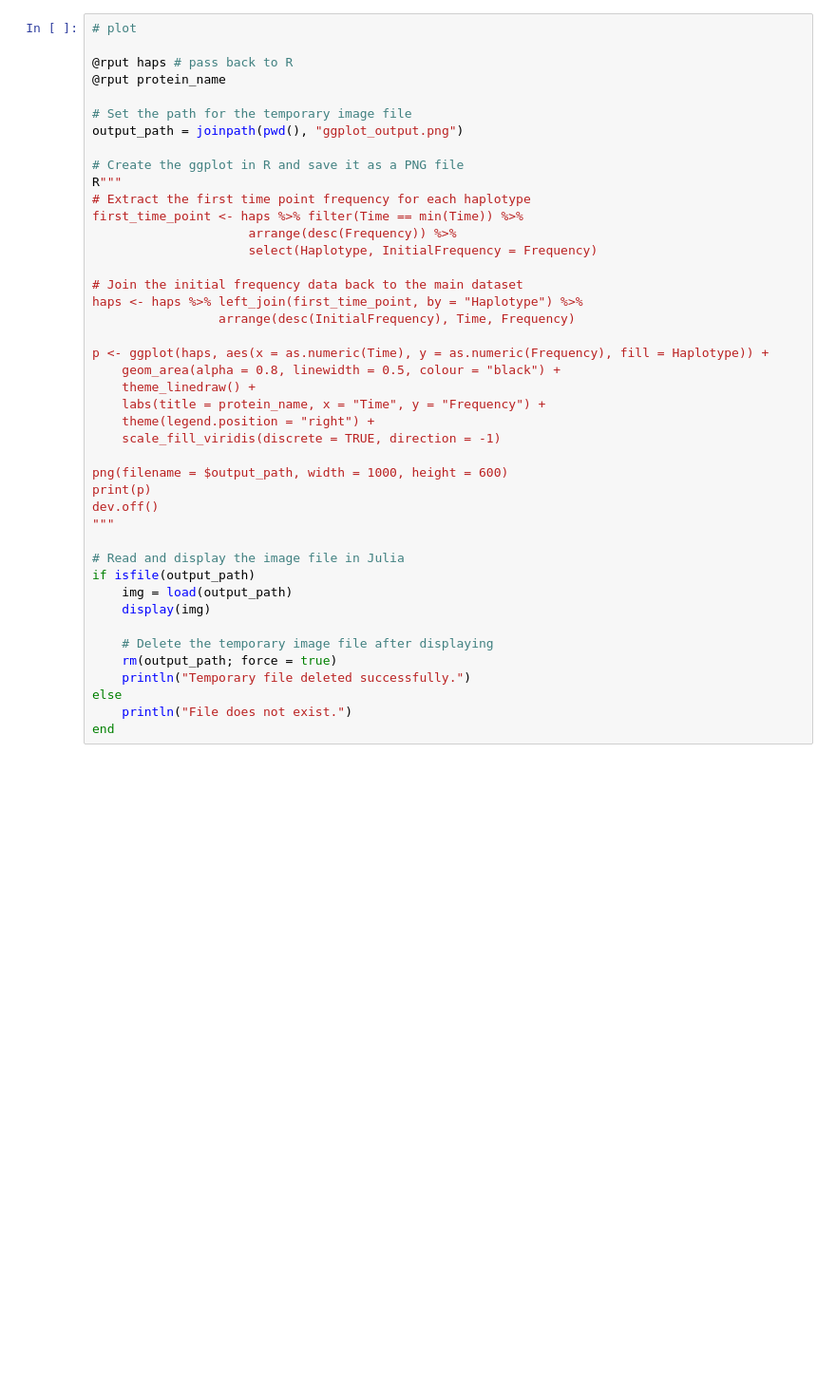
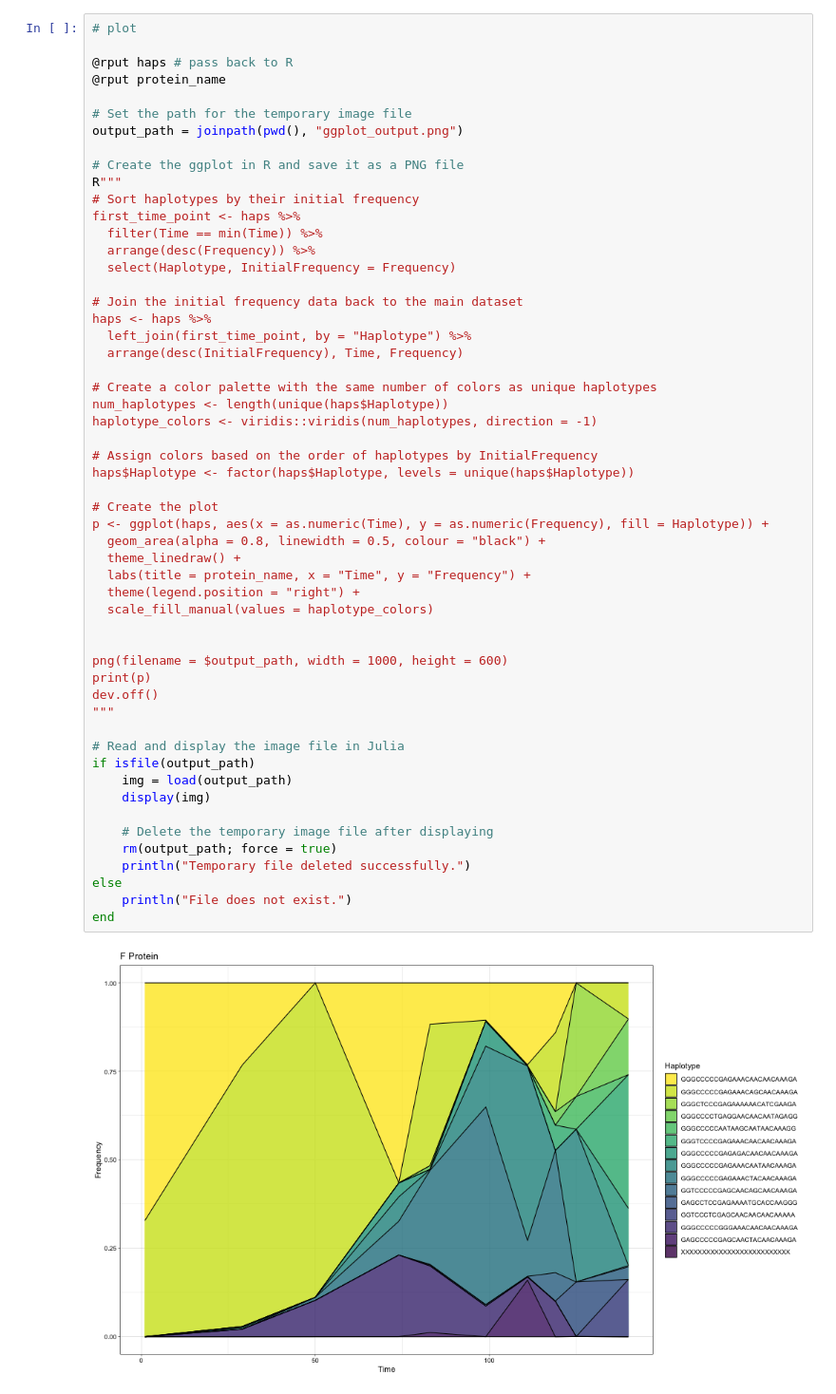
Before and after one commit to ewanwsmith/RSV_haplotype_reconstruction, a Jupyter notebook: src/haplotypes.ipynb, the cells around one changed output. Shown at 95% size. Saved outputs shown, nothing was run; the diff lists cells and outputs as text; blank space fills up the shorter version.

Commit message:
sort haps plot by initial frequency

```diff
--- a/src/haplotypes.ipynb
+++ b/src/haplotypes.ipynb
@@ -106,41 +159,54 @@ end
 
 @rput haps # pass back to R
 @rput protein_name
 
 # Set the path for the temporary image file
 output_path = joinpath(pwd(), "ggplot_output.png")
 
 # Create the ggplot in R and save it as a PNG file
 R"""
-# Extract the first time point frequency for each haplotype
-first_time_point <- haps %>% filter(Time == min(Time)) %>%
-                     arrange(desc(Frequency)) %>%
-                     select(Haplotype, InitialFrequency = Frequency)
+# Sort haplotypes by their initial frequency
+first_time_point <- haps %>%
+  filter(Time == min(Time)) %>%
+  arrange(desc(Frequency)) %>%
+  select(Haplotype, InitialFrequency = Frequency)
 
 # Join the initial frequency data back to the main dataset
-haps <- haps %>% left_join(first_time_point, by = "Haplotype") %>%
-                 arrange(desc(InitialFrequency), Time, Frequency)
+haps <- haps %>%
+  left_join(first_time_point, by = "Haplotype") %>%
+  arrange(desc(InitialFrequency), Time, Frequency)
 
+# Create a color palette with the same number of colors as unique haplotypes
+num_haplotypes <- length(unique(haps$Haplotype))
+haplotype_colors <- viridis::viridis(num_haplotypes, direction = -1)
+
+# Assign colors based on the order of haplotypes by InitialFrequency
+haps$Haplotype <- factor(haps$Haplotype, levels = unique(haps$Haplotype))
+
+# Create the plot
 p <- ggplot(haps, aes(x = as.numeric(Time), y = as.numeric(Frequency), fill = Haplotype)) +
-    geom_area(alpha = 0.8, linewidth = 0.5, colour = "black") +
-    theme_linedraw() +
-    labs(title = protein_name, x = "Time", y = "Frequency") +
-    theme(legend.position = "right") +
-    scale_fill_viridis(discrete = TRUE, direction = -1)
+  geom_area(alpha = 0.8, linewidth = 0.5, colour = "black") +
+  theme_linedraw() +
+  labs(title = protein_name, x = "Time", y = "Frequency") +
+  theme(legend.position = "right") +
+  scale_fill_manual(values = haplotype_colors)
+
 
 png(filename = $output_path, width = 1000, height = 600)
 print(p)
 dev.off()
 """
 
 # Read and display the image file in Julia
 if isfile(output_path)
     img = load(output_path)
     display(img)
 
     # Delete the temporary image file after displaying
     rm(output_path; force = true)
     println("Temporary file deleted successfully.")
 else
     println("File does not exist.")
 end
+# %% [output]
+[figure, added]
```
Also changed, not shown: parts of 8 cells of this notebook.
